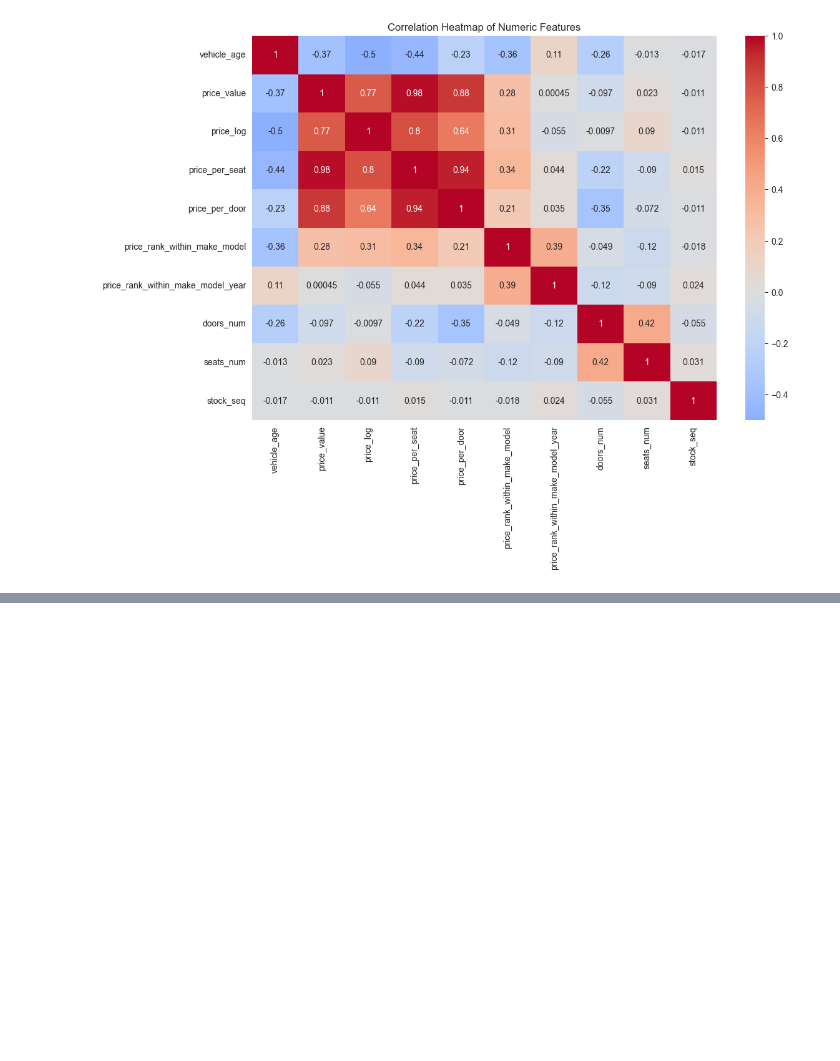
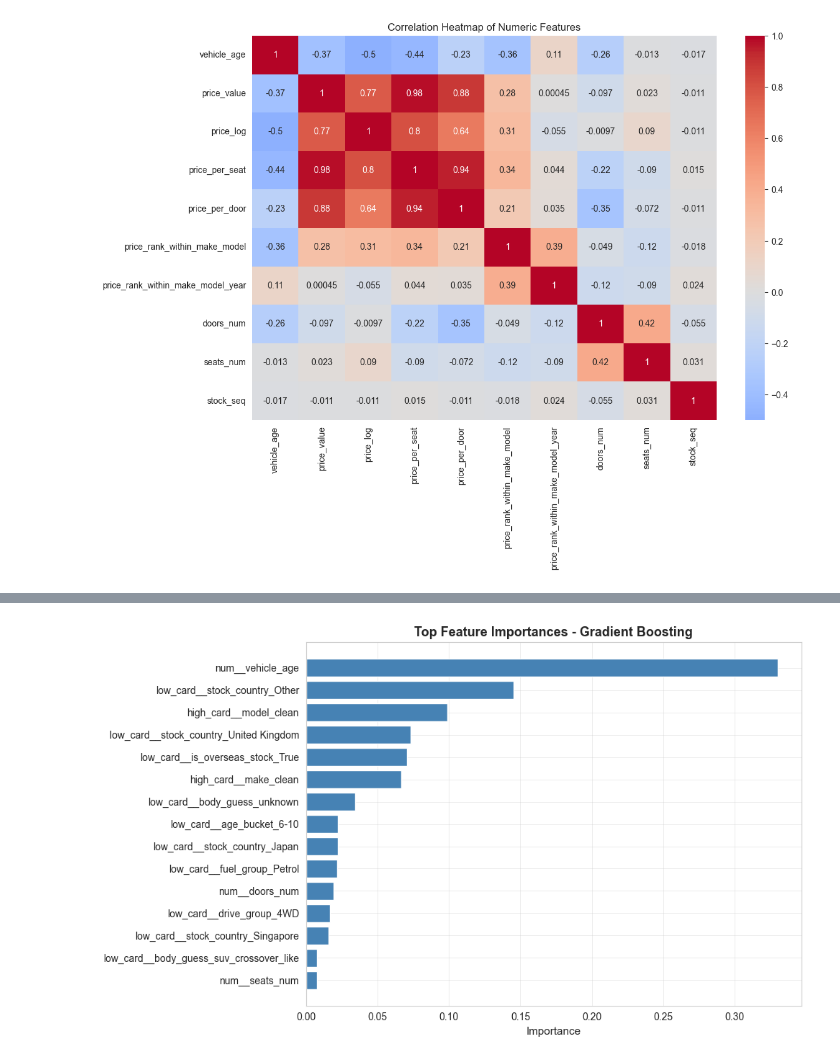
Before and after one commit to Cyrusz55/Japan_car_price_prediction_project, a Jupyter notebook: book1.ipynb, the cells around one changed output, grey strips where cells are left out. Cells and saved outputs as stored; diff of their text form; code cells hidden in the pictures; blank space fills up the shorter version.

```diff
--- a/book1.ipynb
+++ b/book1.ipynb
@@ -1078,4 +1079,4 @@ plt.show()
 # %% [output]
 [figure]
 # %%
-df_clean = df_clean.drop(columns = ['price_log', 'price_per_seat', 'price_per_door', 'price_rank_within_make_model', 'price_rank_within_make_model_year', 'stock_prefix', 'color', 'frame_no_type'])
+df_clean = df_clean.drop(columns = ['price_per_seat', 'price_per_door', 'price_rank_within_make_model', 'price_rank_within_make_model_year', 'stock_prefix', 'color', 'frame_no_type', 'currency', 'stock_seq', 'is_listing', 'is_hybrid', 'is_electric', 'is_electrified', 'is_vin'])
@@ -1245,12 +1270,7 @@ models = {
         random_state=42,
         max_iter=1000,
     ),
-    "ElasticNet": ElasticNet(
-        alpha=0.1,
-        l1_ratio=0.5,
-        random_state=42,
-        max_iter=1000,
-    ),
+
     "Decision Tree": DecisionTreeRegressor(
         max_depth=10,
         random_state=42,
@@ -1269,22 +1289,12 @@ models = {
         max_depth=5,
         random_state=42,
     ),
-    "AdaBoost": AdaBoostRegressor(
-        n_estimators=100,
-        learning_rate=0.1,
-        random_state=42,
-    ),
     "XGBoost": XGBRegressor(
         n_estimators=100,
         max_depth=5,
         learning_rate=0.1,
         random_state=42,
         verbosity=0,
-    ),
-    "SVR": SVR(
-        kernel="rbf",
-        C=100,
-        epsilon=0.1,
     ),
     "KNN": KNeighborsRegressor(
         n_neighbors=5,
@@ -1482 +1487,59 @@ BEST MODEL FROM CV: XGBoost
 ============================================================
+# %%
+# best estimator feature importance
+best_estimator = best_pipeline.named_steps["model"]
+
+if hasattr(best_estimator, "feature_importances_"):
+    importances = best_estimator.feature_importances_
+
+    # Get transformed feature names from the pipeline
+    try:
+        feature_names = best_pipeline[:-1].get_feature_names_out()
+    except Exception as e:
+        print(f"Could not get transformed feature names automatically: {e}")
+        feature_names = [f"feature_{i}" for i in range(len(importances))]
+
+    # Safety check in case names and importances differ in length
+    if len(feature_names) != len(importances):
+        print(
+            f"Warning: feature name count ({len(feature_names)}) does not match "
+            f"importance count ({len(importances)}). Using generic names instead."
+        )
+        feature_names = [f"feature_{i}" for i in range(len(importances))]
+
+    importance_df = (
+        pd.DataFrame(
+            {
+                "Feature": feature_names,
+                "Importance": importances,
+            }
+        )
+        .sort_values("Importance", ascending=False)
+        .head(15)
+    )
+
+    plt.figure(figsize=(10, 6))
+    plt.barh(
+        importance_df["Feature"][::-1],
+        importance_df["Importance"][::-1],
+        color="steelblue",
+    )
+    plt.xlabel("Importance", fontsize=11)
+    plt.title(
+        f"Top Feature Importances - {best_model_name}",
+        fontsize=13,
+        fontweight="bold",
+    )
+    plt.tight_layout()
+    plt.show()
+
+    print("\nTop Feature Importances:")
+    print(importance_df.to_string(index=False))
+
+else:
+    print(
+        f"Note: {best_model_name} does not provide built-in feature "
+        f"importance scores."
+    )
+# %% [output]
+[figure, added]
```
Also changed, not shown: parts of 13 cells of this notebook, 18 other files.
